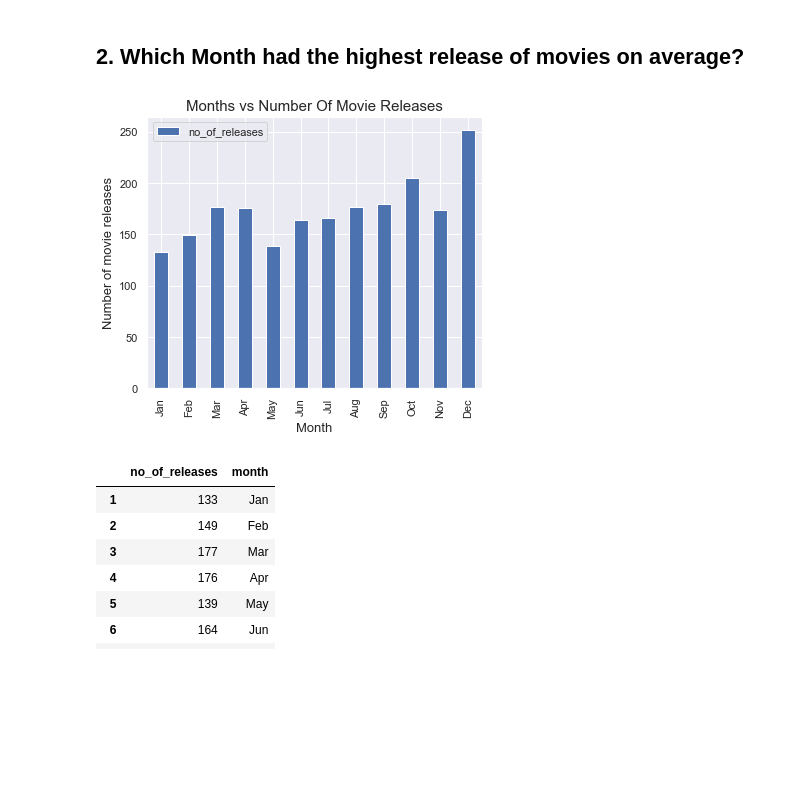
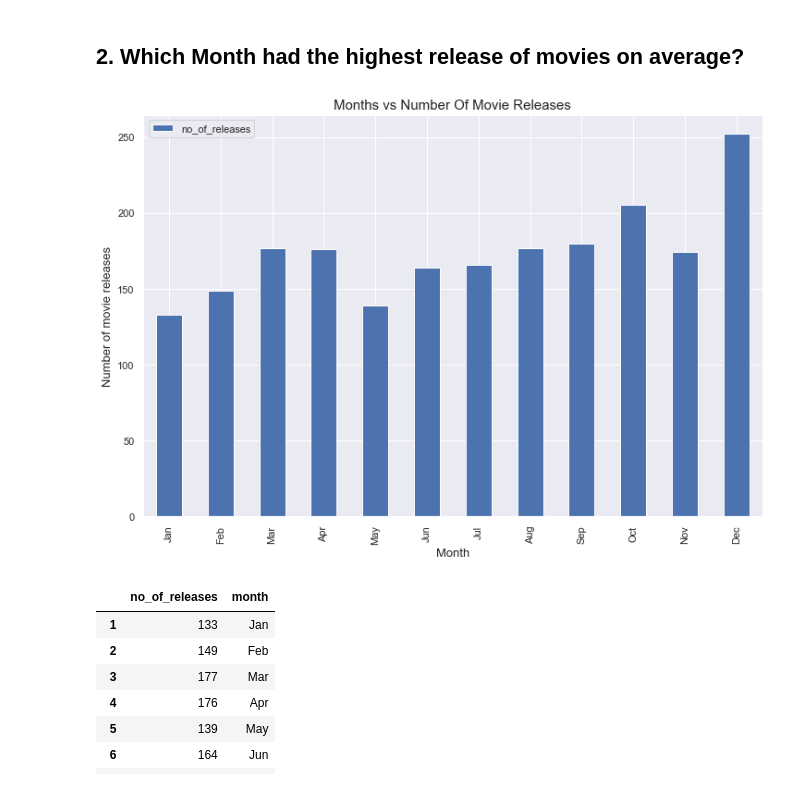
Before and after one commit to moseskuriia/Microsoft-Movie-Analysis, a Jupyter notebook: Microsoft Movie Analysis.ipynb, the cells around one changed output. Cells and saved outputs as stored; diff of their text form; code cells hidden in the pictures; blank space fills up the shorter version.

```diff
--- a/Microsoft Movie Analysis.ipynb
+++ b/Microsoft Movie Analysis.ipynb
@@ -702,7 +677,7 @@ movie_count =  basics_budgets_merge.groupby('start_year').count()['id']
 
 movie_count.plot(xticks = np.arange(2010,2020,1))
 
-sns.set(rc={'figure.figsize':(6,5)})
+sns.set(rc={'figure.figsize':(12,8)})
 plt.title("Year Vs Number Of Movies",fontsize = 14)
 plt.xlabel('Release year',fontsize = 13)
 plt.ylabel('Number Of Movies',fontsize = 13)
@@ -716,25 +691,25 @@ From this it is clear that 2014 was the year with the highest number of movies r
 # %%
 release_month = basics_budgets_merge['release_date'].dt.month
 
 #count the movies in each month using value_counts().
 no_of_releases = release_month.value_counts().sort_index()
 months=['Jan','Feb','Mar','Apr','May','Jun','Jul','Aug','Sep','Oct','Nov','Dec']
 no_of_releases = pd.DataFrame(no_of_releases)
 no_of_releases['month'] = months
 
 #change the column name
 no_of_releases.rename(columns = {'release_date':'no_of_releases'},inplace=True)
 
 #plot the bar graph using plot.
-no_of_releases.plot(x='month',kind='bar',fontsize = 11,figsize=(6,5))
+no_of_releases.plot(x='month',kind='bar',fontsize = 11,figsize=(12,8))
 
 #set the labels and titles of the plot.
 plt.title('Months vs Number Of Movie Releases',fontsize = 15)
 plt.xlabel('Month',fontsize = 13)
 plt.ylabel('Number of movie releases',fontsize = 13);
 plt.savefig('./images/moviereleases', dpi=150)
 # %% [output]
-[figure, old version]
+[figure, new version]
 # %%
 no_of_releases
 # %% [output]
```
Also changed, not shown: parts of 13 cells of this notebook.
